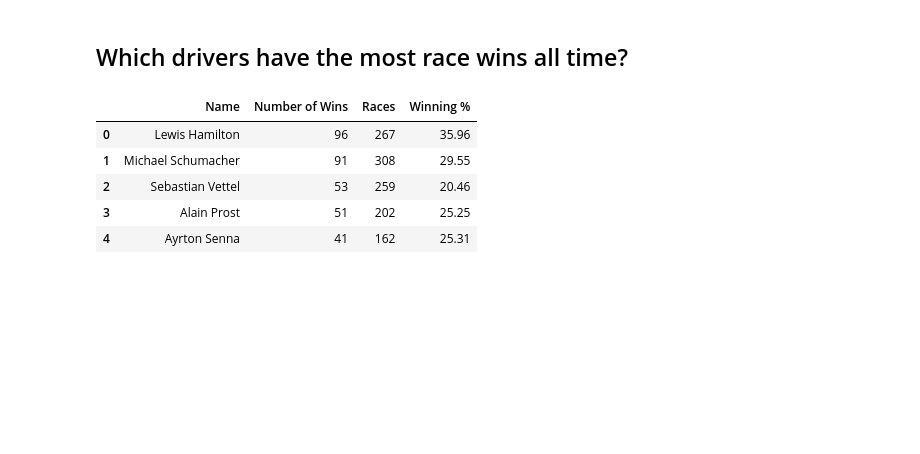
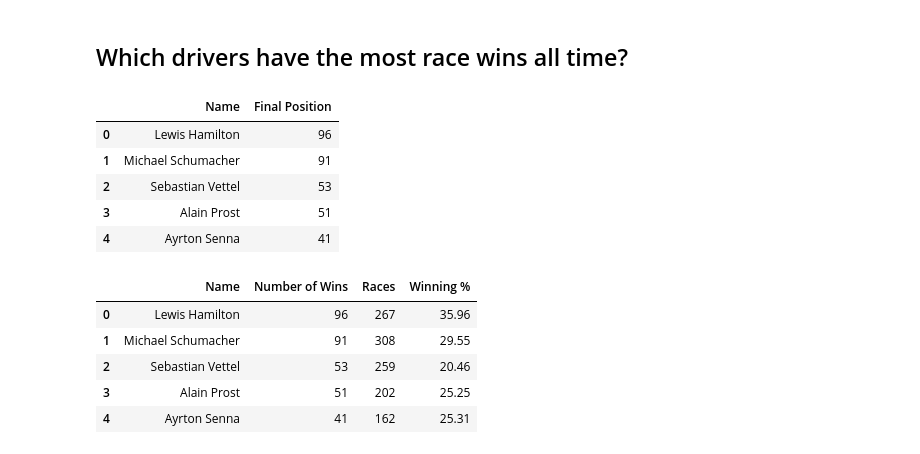
Before and after one commit to jabsneve/F1_mini_project, a Jupyter notebook: Formula 1/Formula_1.ipynb, the cells around one changed output. Cells and saved outputs as stored; diff of their text form; code cells hidden in the pictures; blank space fills up the shorter version.

```diff
--- a/Formula 1/Formula_1.ipynb
+++ b/Formula 1/Formula_1.ipynb
@@ -274,6 +239,15 @@ con_alldata.sort_values(by='Winning %', ascending=False).head(10)
 ## Which drivers have the most race wins all time?
 # %%
 winners = drivers[drivers['Final Position']==1].groupby(['Name']).sum()['Final Position'].sort_values(ascending=False).reset_index()
+# %%
+winners.head()
+# %% [output]
+|  | Name | Final Position |
+| 0 | Lewis Hamilton | 96 |
+| 1 | Michael Schumacher | 91 |
+| 2 | Sebastian Vettel | 53 |
+| 3 | Alain Prost | 51 |
+| 4 | Ayrton Senna | 41 |
 # %%
 driver_appearances = drivers['Name'].value_counts().to_frame().reset_index()
 # %%
```
Also changed, not shown: parts of 21 cells of this notebook.
